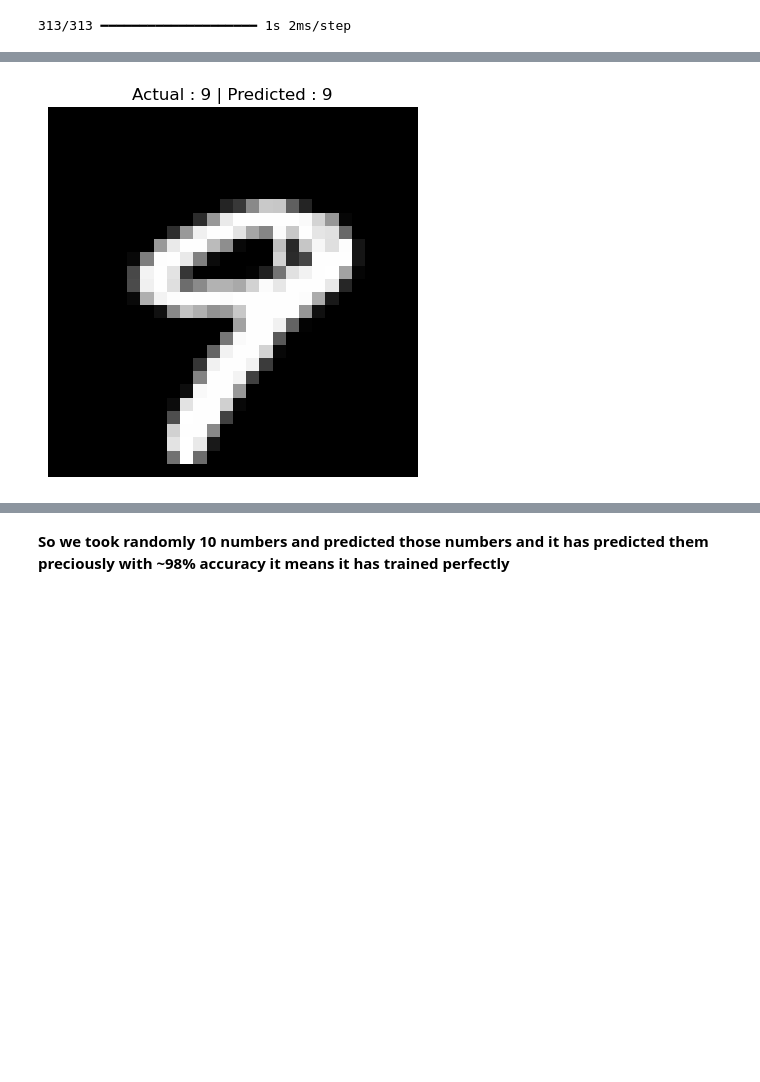
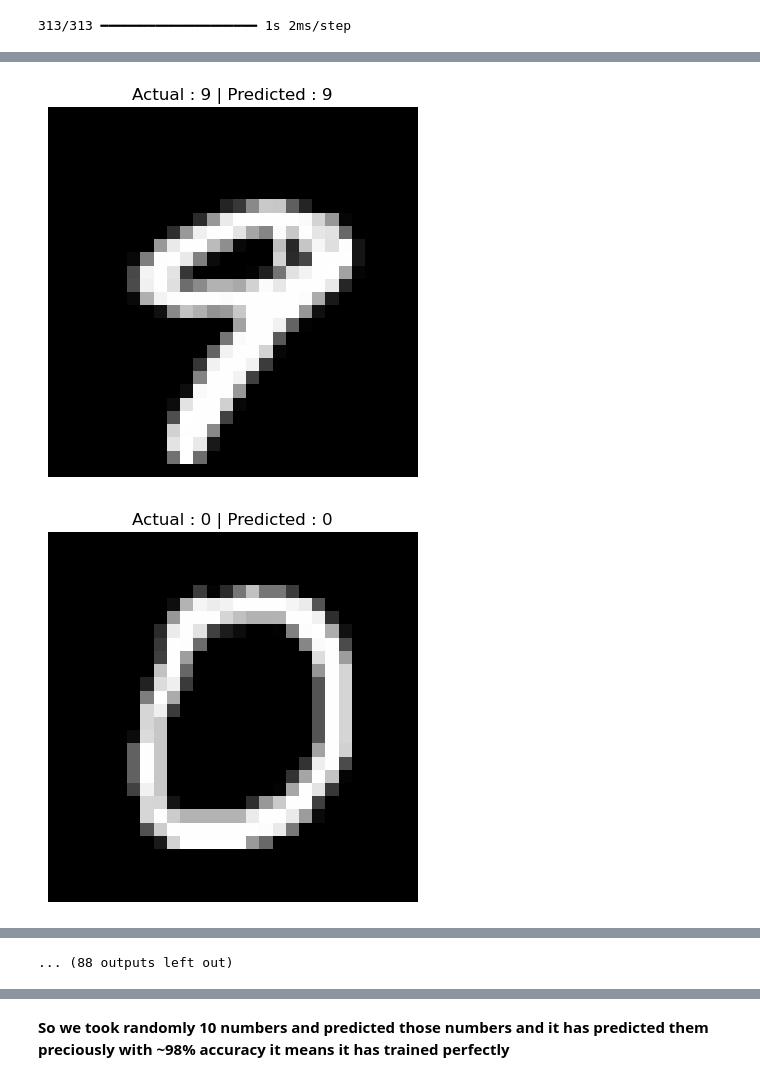
Before and after one commit to RohanNK86/MachineLearning_and_DeepLearning, a Jupyter notebook: DeepLearning/MNISTNumPrediction.ipynb, the cells around one changed output, grey strips where cells are left out. Cells and saved outputs as stored; diff of their text form; code cells hidden in the pictures; blank space fills up the shorter version.

```diff
--- a/DeepLearning/MNISTNumPrediction.ipynb
+++ b/DeepLearning/MNISTNumPrediction.ipynb
@@ -58,19 +58,20 @@ prediction = model.predict(X_test)
 # %% [output]
 313/313 ━━━━━━━━━━━━━━━━━━━━ 1s 2ms/step
 # %%
-for i in range(10):
+for i in range(100):
     pt.imshow(X_test[i].reshape(28, 28), cmap='grey')
     pt.title(f"Actual : {y_test[i]} | Predicted : {np.argmax(prediction[i])}")
     pt.axis('off')
     pt.show()
 # %% [output]
 [figure]
 [figure]
 [figure]
 [figure]
 [figure]
 [figure]
 [figure]
 [figure]
 [figure]
 [figure]
+[figure, added]
@@ -77,3 +79,4 @@ for i in range(10):
+... (88 outputs left out)
 # %%
 print(classification_report(y_test, np.argmax(prediction, axis=1)))
 # %% [output]
```
Also changed, not shown: parts of 7 cells of this notebook, 5 other files.
